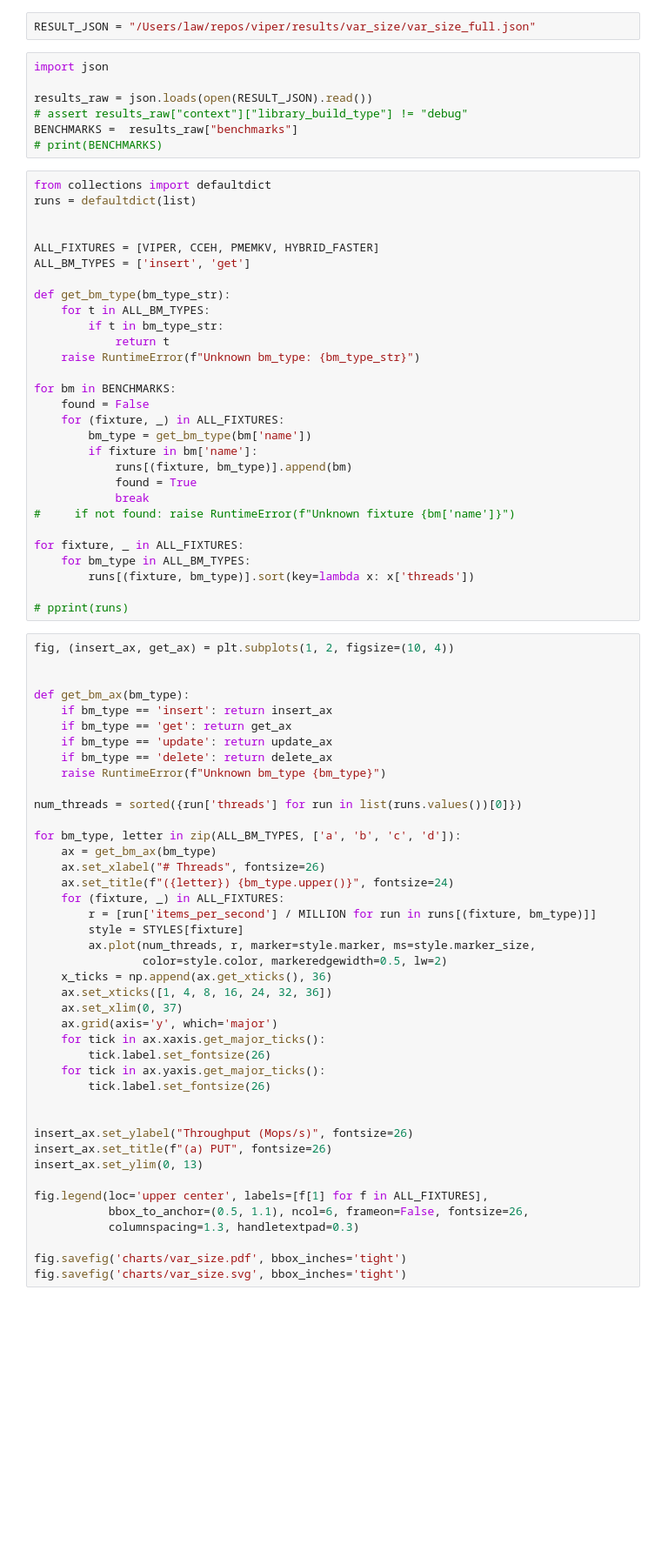
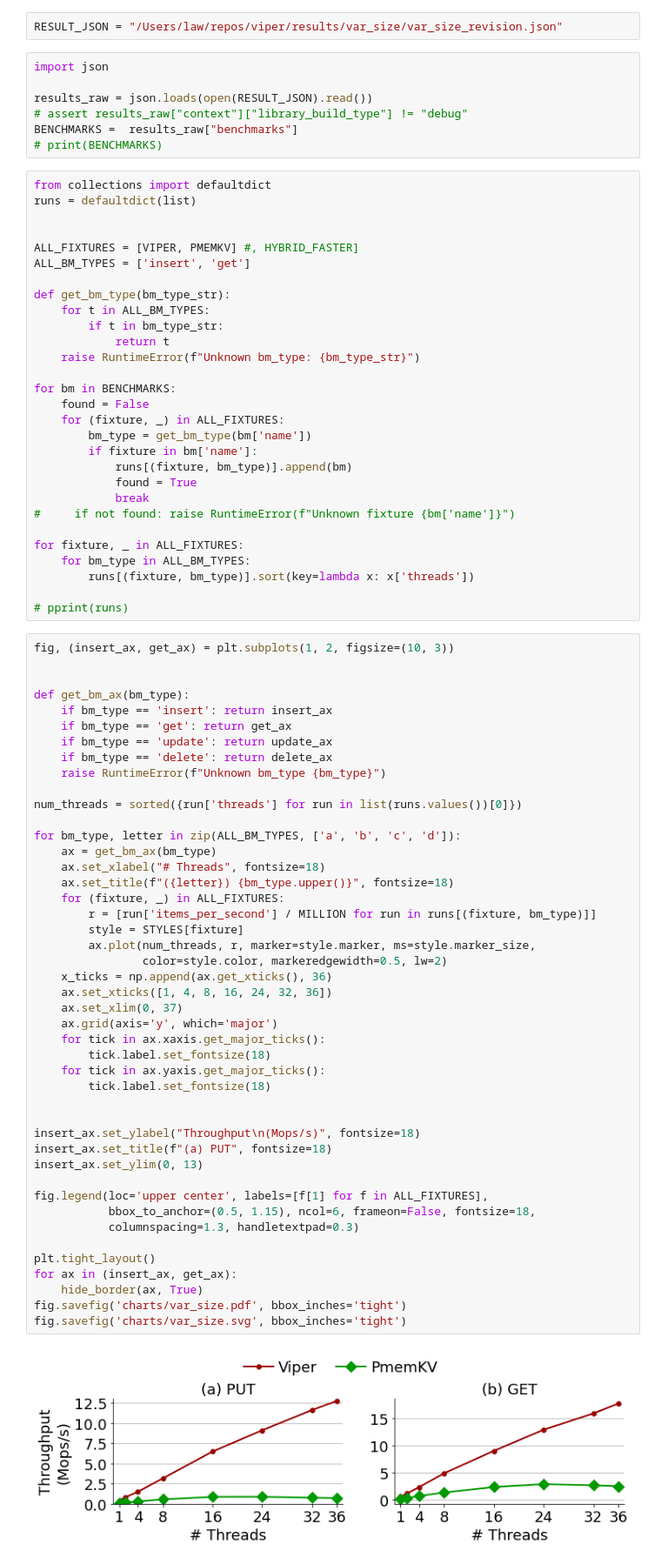
Before and after one commit to hpides/viper, a Jupyter notebook: eval/var_size.ipynb, the cells around one changed output. Shown: that part at 87% size. Cells and saved outputs as stored; diff of their text form; blank space fills up the shorter version.

```diff
--- a/eval/var_size.ipynb
+++ b/eval/var_size.ipynb
@@ -5,5 +8,5 @@ from common import *
 # %%
-RESULT_JSON = "/Users/law/repos/viper/results/var_size/var_size_full.json"
+RESULT_JSON = "/Users/law/repos/viper/results/var_size/var_size_revision.json"
 # %%
 import json
 
@@ -16,7 +19,7 @@ from collections import defaultdict
 runs = defaultdict(list)
 
 
-ALL_FIXTURES = [VIPER, CCEH, PMEMKV, HYBRID_FASTER]
+ALL_FIXTURES = [VIPER, PMEMKV] #, HYBRID_FASTER]
 ALL_BM_TYPES = ['insert', 'get']
 
 def get_bm_type(bm_type_str):
@@ -41,44 +44,49 @@ for fixture, _ in ALL_FIXTURES:
 
 # pprint(runs)
 # %%
-fig, (insert_ax, get_ax) = plt.subplots(1, 2, figsize=(10, 4))
+fig, (insert_ax, get_ax) = plt.subplots(1, 2, figsize=(10, 3))
 
 
 def get_bm_ax(bm_type):
     if bm_type == 'insert': return insert_ax
     if bm_type == 'get': return get_ax
     if bm_type == 'update': return update_ax
     if bm_type == 'delete': return delete_ax
     raise RuntimeError(f"Unknown bm_type {bm_type}")
 
 num_threads = sorted({run['threads'] for run in list(runs.values())[0]})
 
 for bm_type, letter in zip(ALL_BM_TYPES, ['a', 'b', 'c', 'd']):
     ax = get_bm_ax(bm_type)
-    ax.set_xlabel("# Threads", fontsize=26)
-    ax.set_title(f"({letter}) {bm_type.upper()}", fontsize=24)
+    ax.set_xlabel("# Threads", fontsize=18)
+    ax.set_title(f"({letter}) {bm_type.upper()}", fontsize=18)
     for (fixture, _) in ALL_FIXTURES:
         r = [run['items_per_second'] / MILLION for run in runs[(fixture, bm_type)]]
         style = STYLES[fixture]
         ax.plot(num_threads, r, marker=style.marker, ms=style.marker_size,
                 color=style.color, markeredgewidth=0.5, lw=2)
     x_ticks = np.append(ax.get_xticks(), 36)
     ax.set_xticks([1, 4, 8, 16, 24, 32, 36])
     ax.set_xlim(0, 37)
     ax.grid(axis='y', which='major')
     for tick in ax.xaxis.get_major_ticks():
-        tick.label.set_fontsize(26)
+        tick.label.set_fontsize(18)
     for tick in ax.yaxis.get_major_ticks():
-        tick.label.set_fontsize(26)
+        tick.label.set_fontsize(18)
 
 
-insert_ax.set_ylabel("Throughput (Mops/s)", fontsize=26)
-insert_ax.set_title(f"(a) PUT", fontsize=26)
+insert_ax.set_ylabel("Throughput\n(Mops/s)", fontsize=18)
+insert_ax.set_title(f"(a) PUT", fontsize=18)
 insert_ax.set_ylim(0, 13)
 
 fig.legend(loc='upper center', labels=[f[1] for f in ALL_FIXTURES],
-           bbox_to_anchor=(0.5, 1.1), ncol=6, frameon=False, fontsize=26,
+           bbox_to_anchor=(0.5, 1.15), ncol=6, frameon=False, fontsize=18,
            columnspacing=1.3, handletextpad=0.3)
 
+plt.tight_layout()
+for ax in (insert_ax, get_ax):
+    hide_border(ax, True)
 fig.savefig('charts/var_size.pdf', bbox_inches='tight')
 fig.savefig('charts/var_size.svg', bbox_inches='tight')
+# %% [output]
+[figure, added]
```
Also changed, not shown: parts of 1 cell of this notebook, 6 other files.
